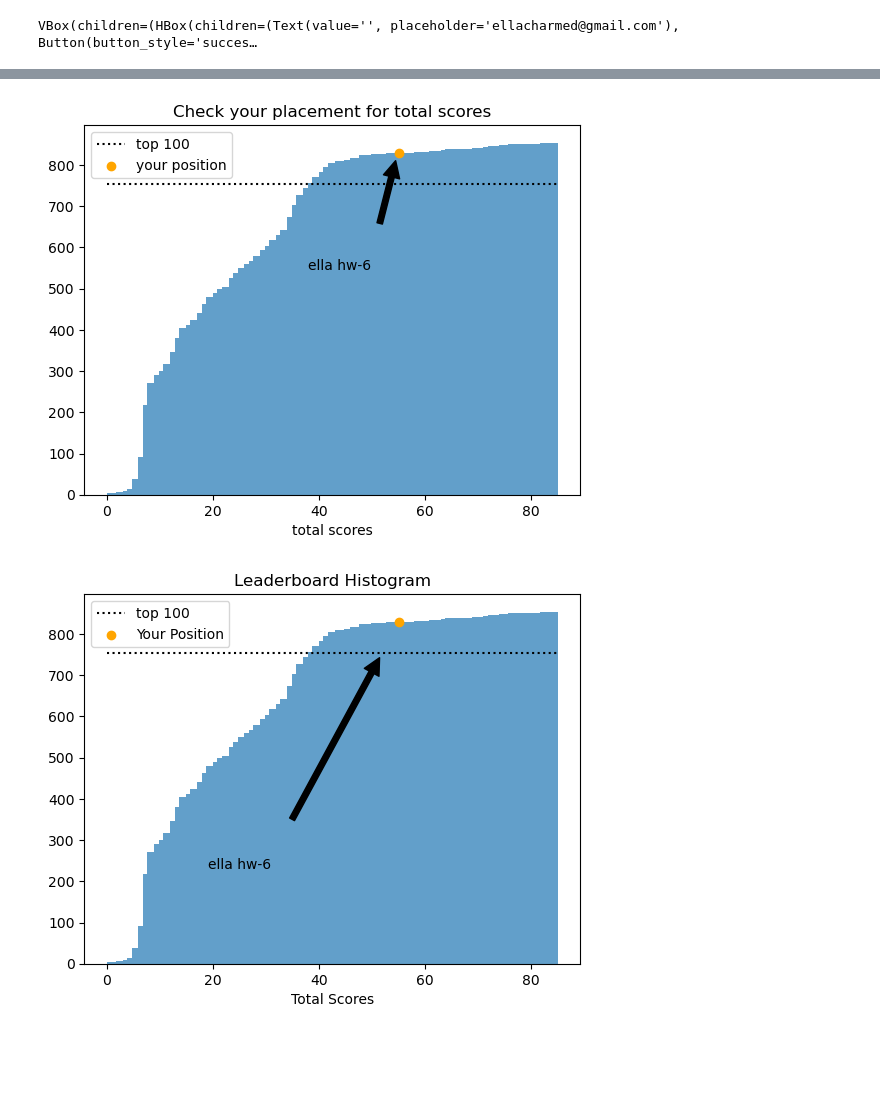
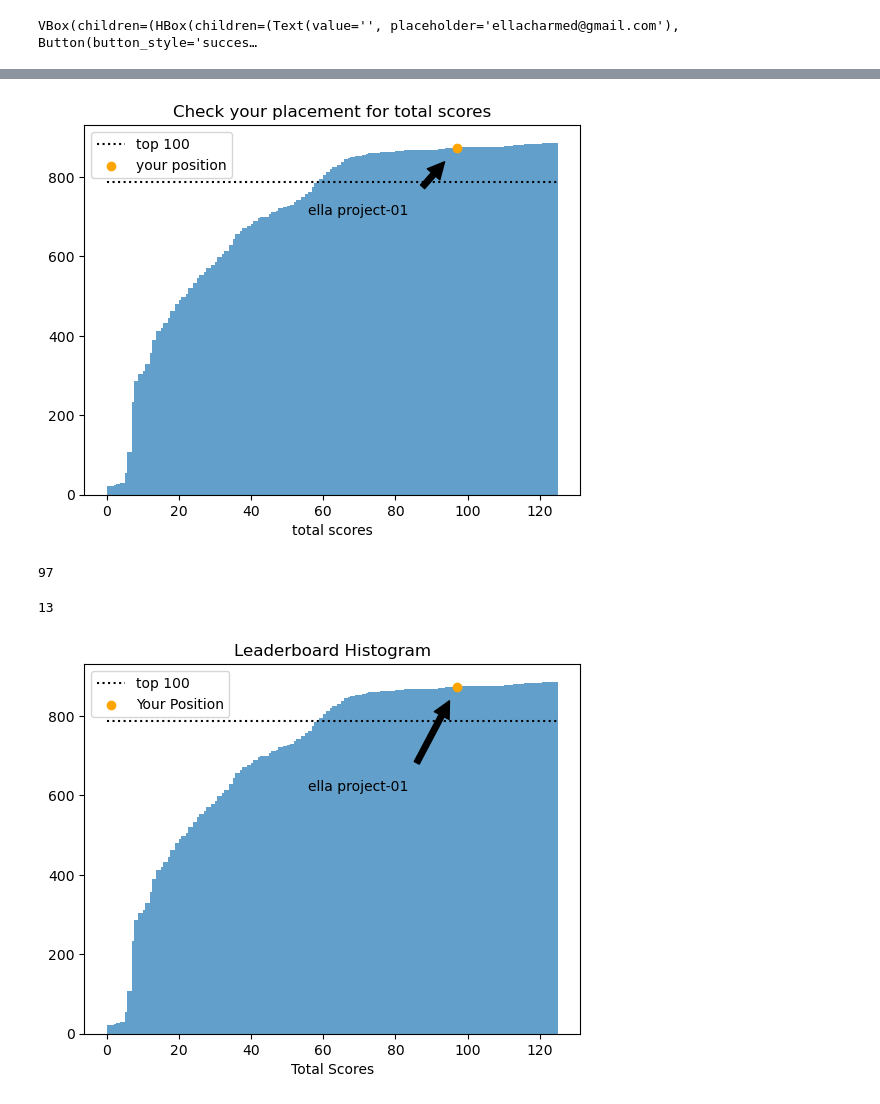
Before and after one commit to ellacharmed/machine-learning-zoomcamp, a Jupyter notebook: cohorts/2023/leaderboard/leaderboard_visualization.ipynb, the cells around one changed output, grey strips where cells are left out. Drawn from its saved outputs; the diff is of its cells as text; code cells hidden in the pictures; blank space fills up the shorter version.

Commit message:
Add leaderboard files for linkedin post

```diff
--- a/cohorts/2023/leaderboard/leaderboard_visualization.ipynb
+++ b/cohorts/2023/leaderboard/leaderboard_visualization.ipynb
@@ -59,7 +59,7 @@ def compute_hash():
     return sha1(email.lower().encode('utf-8')).hexdigest()
 
 def read_leaderboard_from_excel_spreadsheet(
-        url:str='leaderboard_wk6.xlsx'
+        url:str='leaderboard_wk7.xlsx'
     )->pd.DataFrame:
     list_df = pd.read_excel(url, index_col=0)
 
@@ -95,7 +95,7 @@ def get_your_score_and_position(
 
 def collate_leaderboard_for_all_weeks() -> pd.DataFrame:
     df = pd.DataFrame()
-    # print(file_list)
+    print(file_list)
     for file in file_list:
         print(f'reading {file} ... ')
         df = read_leaderboard_from_excel_spreadsheet(file)
@@ -313,43 +331,53 @@ ax = plot_leaderboard_histogram_syl(
         your_score=my_scores.iloc[-1,-1],
         your_position=my_scores.iloc[-1,-2])
 
-ax.annotate('ella hw-6',
-            xy=(56, 890), xycoords='data',
-            xytext=(0.45, 0.60), textcoords='axes fraction',
+ax.annotate('ella project-01',
+            xy=(97, 873), xycoords='data',
+            xytext=(0.45, 0.75), textcoords='axes fraction',
             arrowprops=dict(facecolor='black', shrink=0.25),
             horizontalalignment='left', verticalalignment='bottom')
 plt.show()
 # %% [output]
-[figure, old version]
+[figure, new version]
+# %%
+total_score = my_scores.iloc[-1,-1]
+total_score
+# %% [output]
+97
+# %%
+leaderboard_position = my_scores.iloc[-1,-2]
+leaderboard_position
+# %% [output]
+13
 # %%
-total_score = my_scores.iloc[-1,-1]
-leaderboard_position = my_scores.iloc[-1,-2]
+# total_score = my_scores.iloc[-1,-1]
+# leaderboard_position = my_scores.iloc[-1,-2]
 
 def plot_leaderboard_histogram(df_leaderboard: pd.DataFrame, total_score: int = None, leaderboard_position: int = None):
     # Plotting the histogram
     ax = df_leaderboard.total.hist(bins=200, cumulative=True, alpha=.7)
     ax.grid(False)
 
     n = len(df_leaderboard)
     ax.hlines(n-100, xmin=0, xmax=df_leaderboard.total.max(), color='black', linestyles=':', label='top 100')
 
     if total_score is not None and leaderboard_position is not None:
         # Plotting the user's position
         ax.scatter(x=total_score, y=n - leaderboard_position, color='orange', marker='o', label='Your Position')
 
-    ax.annotate('ella hw-6',
+    ax.annotate('ella '+my_scores.iloc[-1].task,
             xy=(total_score, n - leaderboard_position), xycoords='data',
-            xytext=(0.25, 0.25), textcoords='axes fraction',
+            xytext=(0.45, 0.65), textcoords='axes fraction',
             arrowprops=dict(facecolor='black', shrink=0.15),
             horizontalalignment='left', verticalalignment='bottom')
 
     ax.set_xlabel('Total Scores')
     ax.set_title('Leaderboard Histogram')
     ax.legend()
 
     plt.show()
 
 # plot leaderboard
 plot_leaderboard_histogram(df_leaderboard, total_score, leaderboard_position)
 # %% [output]
-[figure, old version]
+[figure, new version]
```
Also changed, not shown: parts of 15 cells of this notebook, 5 other files.
